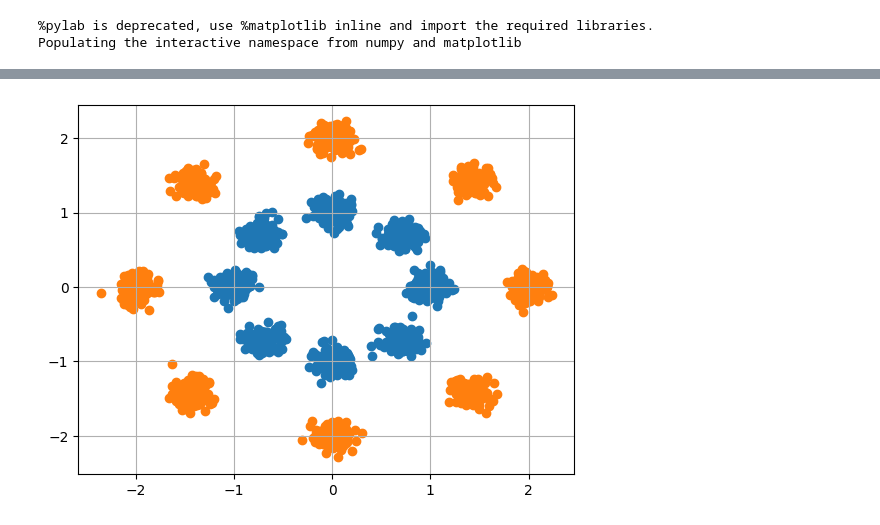
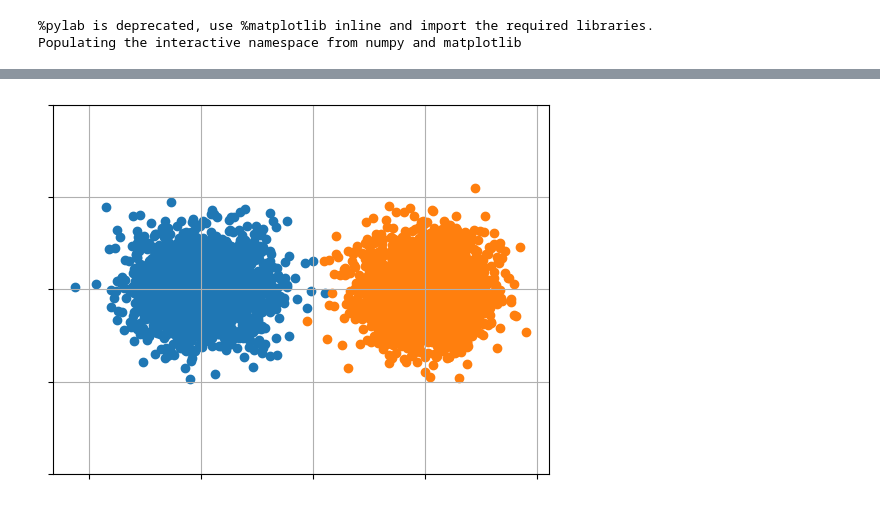
Before and after one commit to necludov/wl-mechanics, a Jupyter notebook: notebooks/visual.ipynb, the cells around one changed output, grey strips where cells are left out. Cells and saved outputs as stored; diff of their text form; code cells hidden in the pictures.

Commit message:
configs

```diff
--- a/notebooks/visual.ipynb
+++ b/notebooks/visual.ipynb
@@ -22,12 +22,14 @@ from flax.training import checkpoints
 # %%
-from configs import toy_sb as config
+from configs import toy_ubot as config
 config = config.get_config()
 key = random.PRNGKey(config.seed)
 key, init_key = random.split(key)
-X = datasets.get_toy_data(config, init_key)
+X, inv_scaler = datasets.get_toy_data(config, init_key)
 # %%
 plt.scatter(X[0][:,0], X[0][:,1])
 plt.scatter(X[1][:,0], X[1][:,1])
+plt.xticks(range(-2,3), [])
+plt.yticks(range(-2,3), [])
 plt.grid()
 # %% [output]
-[figure, old version]
+[figure, new version]
```
Also changed, not shown: parts of 11 cells of this notebook, 21 other files.
